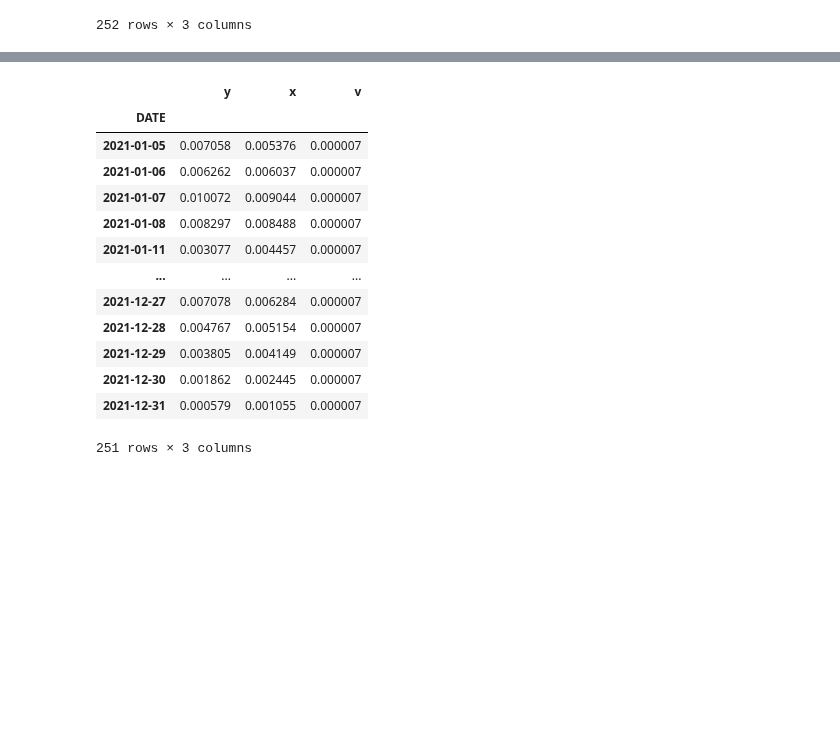
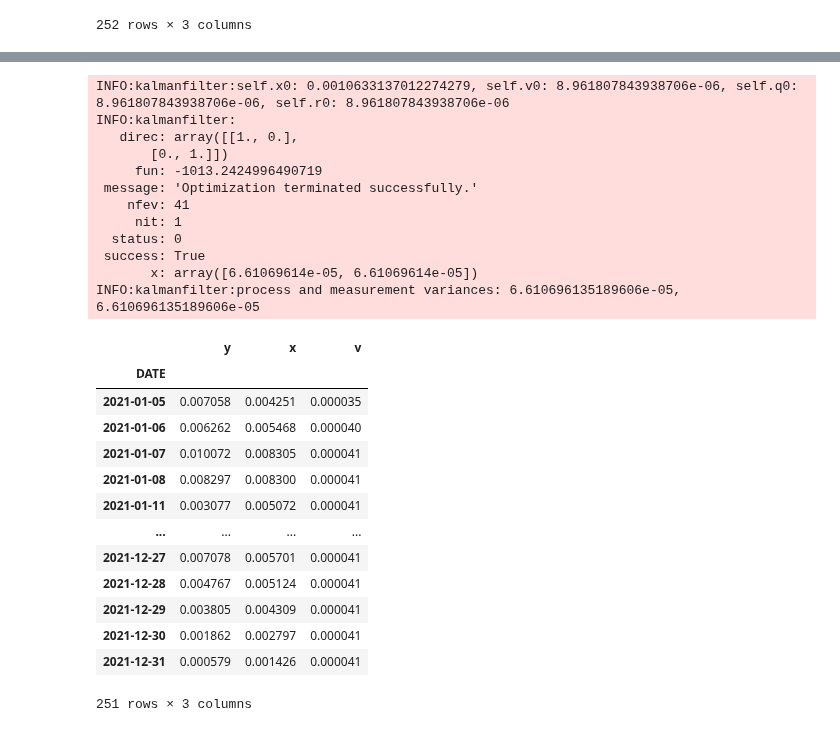
Before and after one commit to dceoy/jupyter-time-series-pocs, a Jupyter notebook: test_kalmanfilter.ipynb, the cells around one changed output, grey strips where cells are left out. Saved outputs shown, nothing was run; the diff lists cells and outputs as text; code cells hidden in the pictures; blank space fills up the shorter version.

```diff
--- a/test_kalmanfilter.ipynb
+++ b/test_kalmanfilter.ipynb
@@ -30,23 +71,35 @@ df_ufi
 # %%
 lr_sp500 = np.log(df_ufi.SP500).diff().iloc[1:].ewm(span=6).mean()
-okf = OptimizedKalmanFilter(y=lr_sp500, keep_history=False)
-df_fit = okf.filter(x0=0)
+okf = OptimizedKalmanFilter(y=lr_sp500, method='Powell', q_bound=(0, 1), r_bound=(0, 1), keep_history=False)
+df_fit = okf.filter()
 df_fit
 # %% [output]
+INFO:kalmanfilter:self.x0: 0.0010633137012274279, self.v0: 8.961807843938706e-06, self.q0: 8.961807843938706e-06, self.r0: 8.961807843938706e-06
+INFO:kalmanfilter:
+   direc: array([[1., 0.],
+       [0., 1.]])
+     fun: -1013.2424996490719
+ message: 'Optimization terminated successfully.'
+    nfev: 41
+     nit: 1
+  status: 0
+ success: True
+       x: array([6.61069614e-05, 6.61069614e-05])
+INFO:kalmanfilter:process and measurement variances: 6.610696135189606e-05, 6.610696135189606e-05
 |  | y | x | v |
 | DATE |  |  |  |
-| 2021-01-05 | 0.007058 | 0.005376 | 0.000007 |
-| 2021-01-06 | 0.006262 | 0.006037 | 0.000007 |
-| 2021-01-07 | 0.010072 | 0.009044 | 0.000007 |
-| 2021-01-08 | 0.008297 | 0.008488 | 0.000007 |
-| 2021-01-11 | 0.003077 | 0.004457 | 0.000007 |
+| 2021-01-05 | 0.007058 | 0.004251 | 0.000035 |
+| 2021-01-06 | 0.006262 | 0.005468 | 0.000040 |
+| 2021-01-07 | 0.010072 | 0.008305 | 0.000041 |
+| 2021-01-08 | 0.008297 | 0.008300 | 0.000041 |
+| 2021-01-11 | 0.003077 | 0.005072 | 0.000041 |
 | ... | ... | ... | ... |
-| 2021-12-27 | 0.007078 | 0.006284 | 0.000007 |
-| 2021-12-28 | 0.004767 | 0.005154 | 0.000007 |
-| 2021-12-29 | 0.003805 | 0.004149 | 0.000007 |
-| 2021-12-30 | 0.001862 | 0.002445 | 0.000007 |
-| 2021-12-31 | 0.000579 | 0.001055 | 0.000007 |
+| 2021-12-27 | 0.007078 | 0.005701 | 0.000041 |
+| 2021-12-28 | 0.004767 | 0.005124 | 0.000041 |
+| 2021-12-29 | 0.003805 | 0.004309 | 0.000041 |
+| 2021-12-30 | 0.001862 | 0.002797 | 0.000041 |
+| 2021-12-31 | 0.000579 | 0.001426 | 0.000041 |
-251 rows × 3 columns
+251 rows × 3 columns
 # %%
 df_plt = df_fit.assign(x=lambda d: d.x.shift(), v= lambda d: d.v.shift()).tail(60)
 df_plt[['x', 'y']].plot.line()
```
Also changed, not shown: parts of 4 cells of this notebook, 1 other file.
